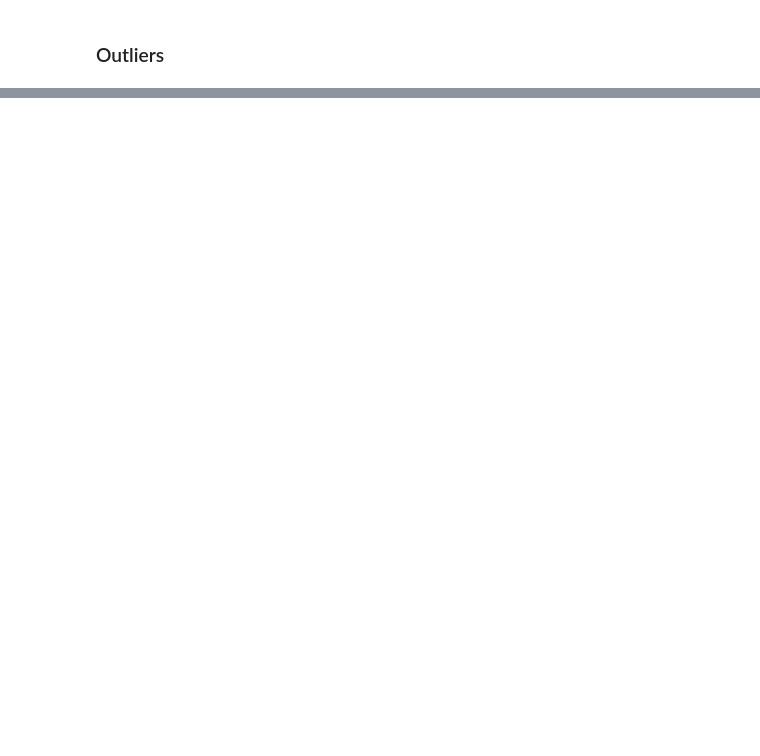
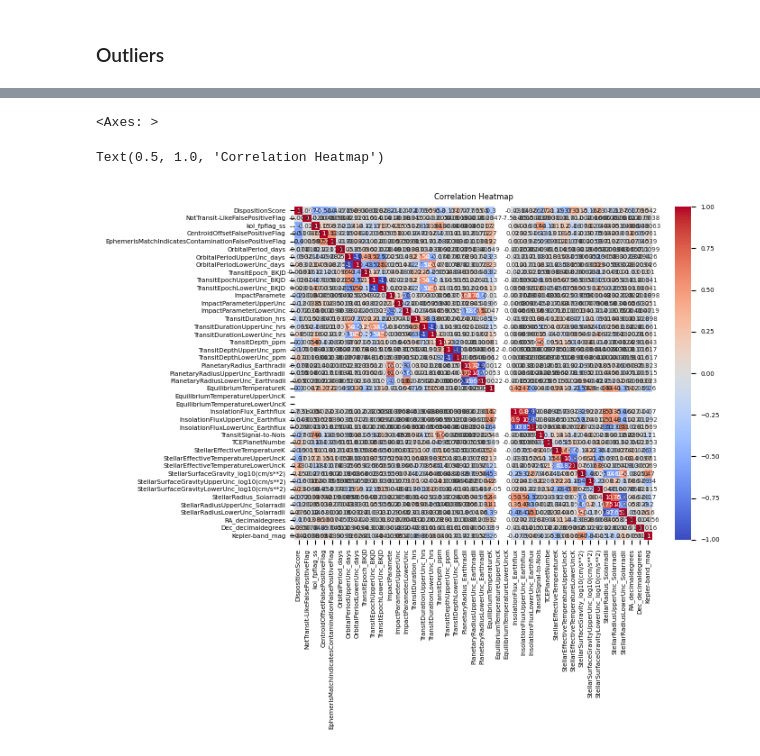
Before and after one commit to jezu1/ML_NASAProject, a Jupyter notebook: Import_clean_data.ipynb, the cells around one changed output, grey strips where cells are left out. Drawn from its saved outputs; the diff is of its cells as text; code cells hidden in the pictures; blank space fills up the shorter version.

Commit message:
Correlation added

```diff
--- a/Import_clean_data.ipynb
+++ b/Import_clean_data.ipynb
@@ -367,0 +340,11 @@ kepid
+# %%
+# Compute correlation matrix, include only float and int columns
+corr_matrix = df.select_dtypes(include=['float', 'int64']).corr()
+# Plot correlation heatmap
+sn.heatmap(corr_matrix, annot=True, cmap='coolwarm')
+plt.title('Correlation Heatmap')
+plt.show()
+# %% [output]
+<Axes: >
+Text(0.5, 1.0, 'Correlation Heatmap')
+[figure, added]
```
Also changed, not shown: parts of 10 cells of this notebook.
